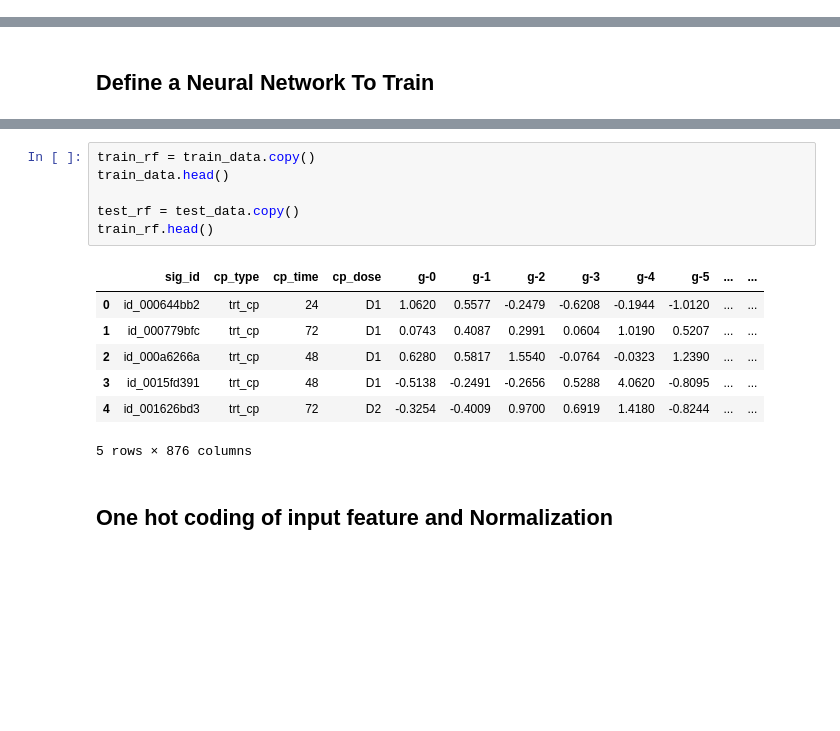
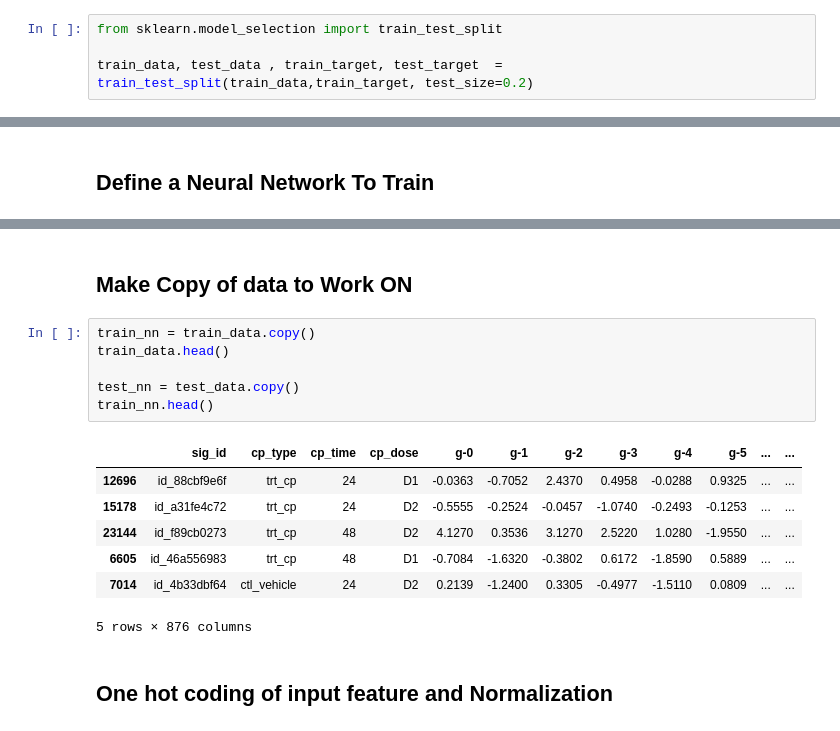
Before and after one commit to Pankaj5466/MoA, a Jupyter notebook: book2-neuralnetworktrain.ipynb, the cells around one changed output, grey strips where cells are left out. Saved outputs shown, nothing was run; the diff lists cells and outputs as text; blank space fills up the shorter version.

Commit message:
Final Mode Trained + Code Documention

```diff
--- a/book2-neuralnetworktrain.ipynb
+++ b/book2-neuralnetworktrain.ipynb
@@ -32,3 +37,7 @@ train_target = pd.read_csv(os.path.join('/kaggle/input/lish-moa','train_targets_
+# %%
+from sklearn.model_selection import train_test_split
+
+train_data, test_data , train_target, test_target  = train_test_split(train_data,train_target, test_size=0.2)
 # %% [markdown]
 ## Print Shape of Data
 # %%
@@ -119,17 +130,19 @@ class MultiLabelClassifer(nn.Module):
         return t
+# %% [markdown]
+## Make Copy of data to Work ON
 # %%
-train_rf = train_data.copy()
+train_nn = train_data.copy()
 train_data.head()
 
-test_rf = test_data.copy()
-train_rf.head()
+test_nn = test_data.copy()
+train_nn.head()
 # %% [output]
 |  | sig_id | cp_type | cp_time | cp_dose | g-0 | g-1 | g-2 | g-3 | g-4 | g-5 | ... | ... |
-| 0 | id_000644bb2 | trt_cp | 24 | D1 | 1.0620 | 0.5577 | -0.2479 | -0.6208 | -0.1944 | -1.0120 | ... | ... |
-| 1 | id_000779bfc | trt_cp | 72 | D1 | 0.0743 | 0.4087 | 0.2991 | 0.0604 | 1.0190 | 0.5207 | ... | ... |
-| 2 | id_000a6266a | trt_cp | 48 | D1 | 0.6280 | 0.5817 | 1.5540 | -0.0764 | -0.0323 | 1.2390 | ... | ... |
-| 3 | id_0015fd391 | trt_cp | 48 | D1 | -0.5138 | -0.2491 | -0.2656 | 0.5288 | 4.0620 | -0.8095 | ... | ... |
-| 4 | id_001626bd3 | trt_cp | 72 | D2 | -0.3254 | -0.4009 | 0.9700 | 0.6919 | 1.4180 | -0.8244 | ... | ... |
+| 12696 | id_88cbf9e6f | trt_cp | 24 | D1 | -0.0363 | -0.7052 | 2.4370 | 0.4958 | -0.0288 | 0.9325 | ... | ... |
+| 15178 | id_a31fe4c72 | trt_cp | 24 | D2 | -0.5555 | -0.2524 | -0.0457 | -1.0740 | -0.2493 | -0.1253 | ... | ... |
+| 23144 | id_f89cb0273 | trt_cp | 48 | D2 | 4.1270 | 0.3536 | 3.1270 | 2.5220 | 1.0280 | -1.9550 | ... | ... |
+| 6605 | id_46a556983 | trt_cp | 48 | D1 | -0.7084 | -1.6320 | -0.3802 | 0.6172 | -1.8590 | 0.5889 | ... | ... |
+| 7014 | id_4b33dbf64 | ctl_vehicle | 24 | D2 | 0.2139 | -1.2400 | 0.3305 | -0.4977 | -1.5110 | 0.0809 | ... | ... |
 5 rows × 876 columns
 # %% [markdown]
 ## One hot coding of input feature and Normalization
```
Also changed, not shown: parts of 41 cells of this notebook, 1 other file.
